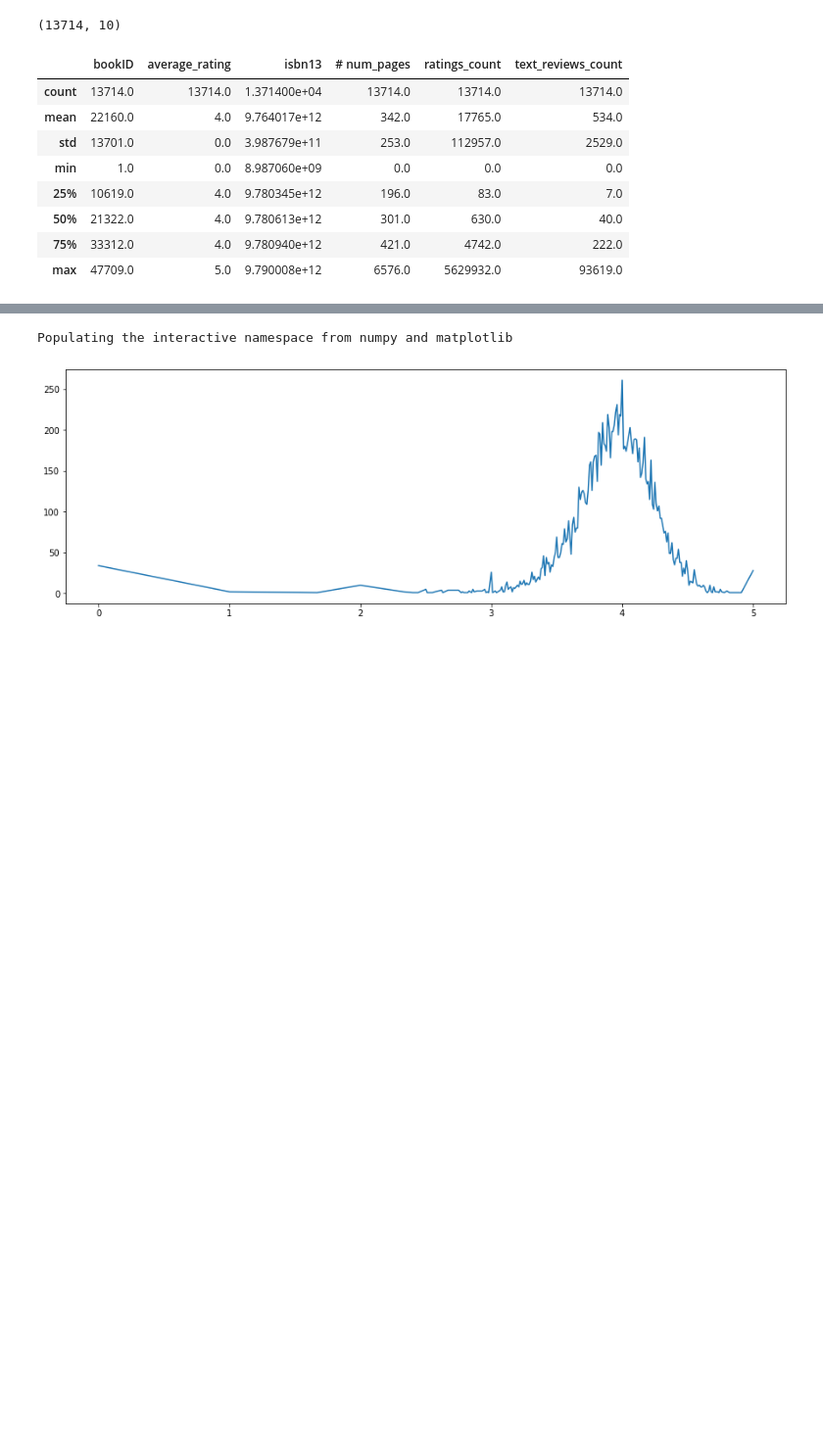
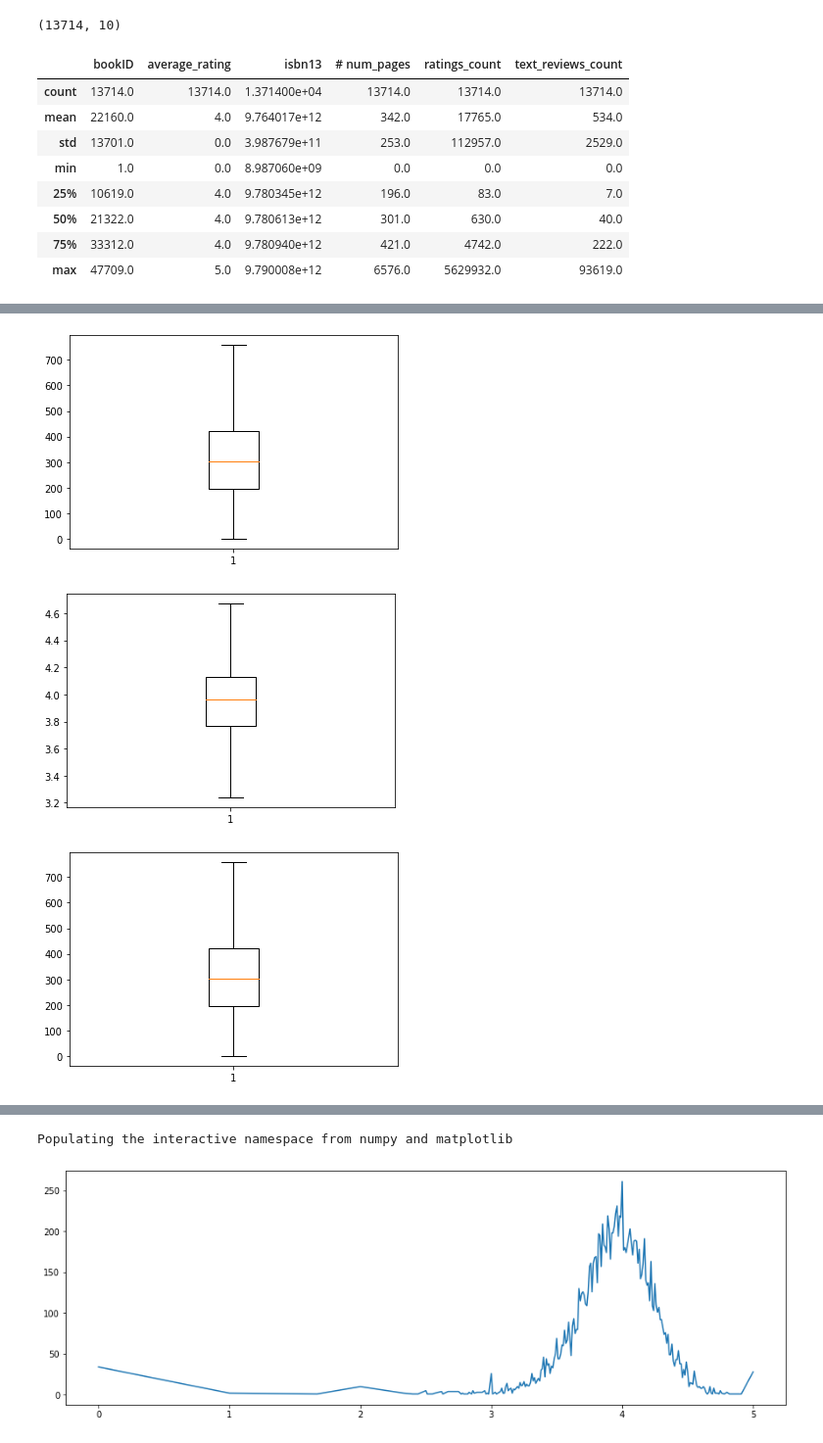
Before and after one commit to akakicreations/ejercicios-casuales-github, a Jupyter notebook: books-goodreader.ipynb, the cells around one changed output, grey strips where cells are left out. Shown at 98% size. Drawn from its saved outputs; the diff is of its cells as text; code cells hidden in the pictures; blank space fills up the shorter version.

```diff
--- a/books-goodreader.ipynb
+++ b/books-goodreader.ipynb
@@ -91,0 +83,12 @@ df_per_date.sample(6)
+# %%
+#Vamos a ver cómo están distribuidos los datos, quitando los outliers
+plt.boxplot(df['# num_pages'], showfliers=False)
+plt.show()
+plt.boxplot(df['average_rating'], showfliers=False)
+plt.show()
+plt.boxplot(df['# num_pages'], showfliers=False)
+plt.show()
+# %% [output]
+[figure, added]
+[figure, added]
+[figure, added]
```
Also changed, not shown: parts of 18 cells of this notebook.
